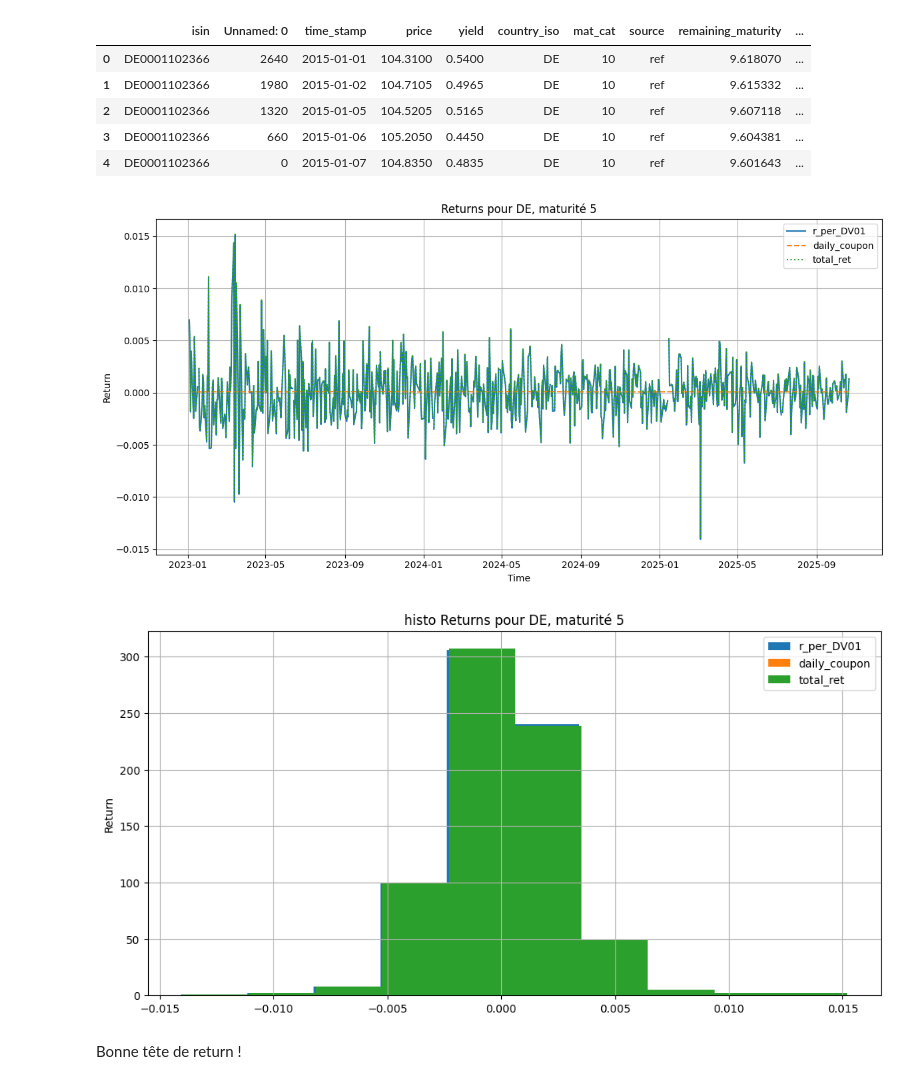
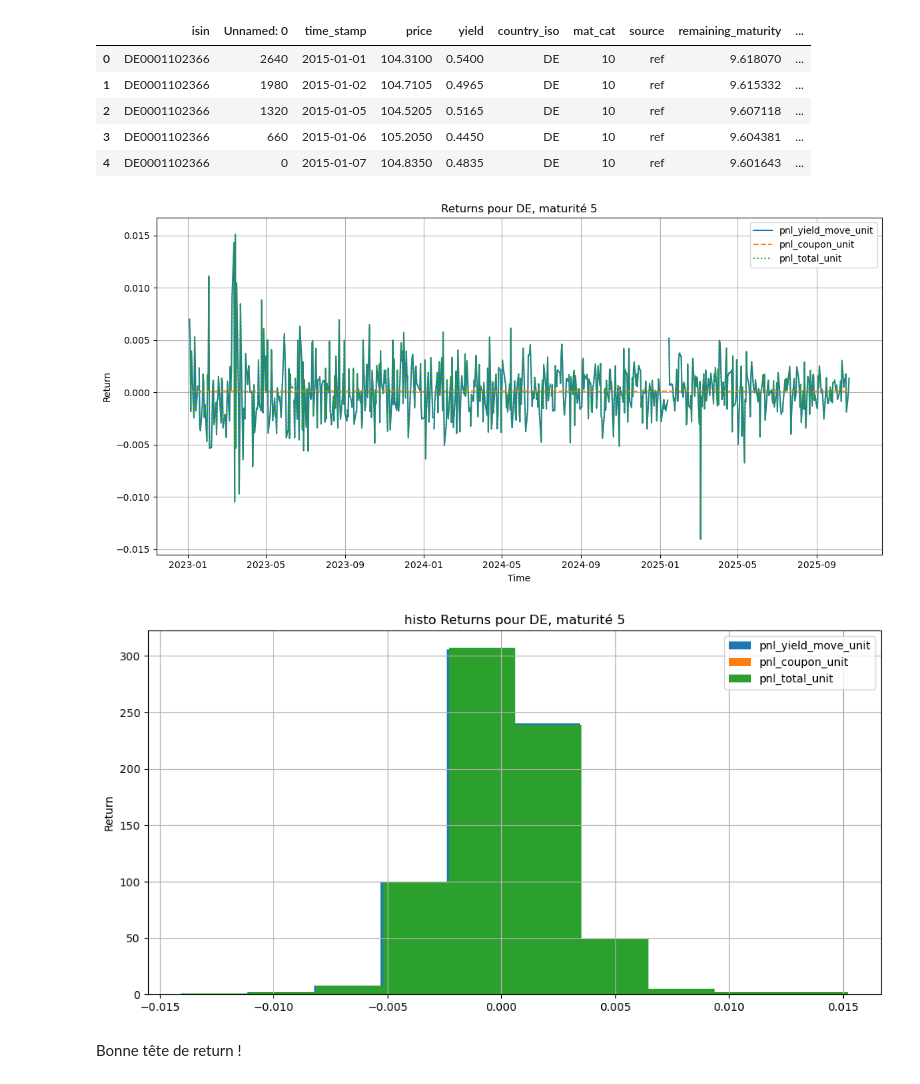
Before and after one commit to pradosth0/Markowitz_based_portfolio_allocation, a Jupyter notebook: pf_bond.ipynb, the cells around one changed output. Cells and saved outputs as stored; diff of their text form; code cells hidden in the pictures.

```diff
--- a/pf_bond.ipynb
+++ b/pf_bond.ipynb
@@ -57,9 +57,9 @@ data["dy_bp"] = data["dy"] * 1e4  # basis points
 # (Futures) We will build a *risk-normalized* return per unit DV01 next.
 # For IR futures, linearized PnL ≈ - DV01 * Δy. Per unit DV01, return ≈ -Δy.
 # This avoids notional/DV01 scaling headaches at optimization time.
-data["r_per_DV01"] = -data["dy_bp"]*data["dv01"]  # per DV01 standardized return (dimensionless)
-data["daily_coupon"] = data['yield'].shift(1)*(1/252)/100 #pour enlever le pourcent
-data["total_ret"] = data["r_per_DV01"] + data["daily_coupon"]
+data["pnl_yield_move_unit"] = -data["dy_bp"]*data["dv01"]
+data["pnl_coupon_unit"] = (data.groupby("isin")["yield"].shift(1) * (1/252) / 100)
+data["pnl_total_unit"] = data["pnl_yield_move_unit"] + data["pnl_coupon_unit"]
 data.head()
 # %% [output]
 |  | isin | Unnamed: 0 | time_stamp | price | yield | country_iso | mat_cat | source | remaining_maturity | ... |
@@ -78,9 +78,9 @@ import pandas as pd
 # -----------------------------
 country = "DE"                # Pays à filtrer
 maturity = "5"                # Maturité à filtrer (valeur de mat_cat)
-return_col1 = "r_per_DV01"   # Colonne de return DV01
-return_col2 = "daily_coupon" # Colonne de coupon quotidien
-return_col3 = "total_ret"    # Colonne de return total
+return_col1 = "pnl_yield_move_unit"   # Colonne de return DV01
+return_col2 = "pnl_coupon_unit" # Colonne de coupon quotidien
+return_col3 = "pnl_total_unit"    # Colonne de return total
 
 start_date = "2023-01-01"    # Date de début du plot
 end_date = "2025-12-31"      # Date de fin du plot
@@ -93,35 +93,35 @@ df_plot = data.loc[
     (data["mat_cat"] == maturity) &
     (data["time_stamp"] >= pd.to_datetime(start_date)) &
     (data["time_stamp"] <= pd.to_datetime(end_date))
 ]
 
 # -----------------------------
 # Plot avec matplotlib
 # -----------------------------
 plt.figure(figsize=(12,6))
 plt.plot(df_plot["time_stamp"], df_plot[return_col1], label=return_col1, linestyle="-")
 plt.plot(df_plot["time_stamp"], df_plot[return_col2], label=return_col2, linestyle="--")
 plt.plot(df_plot["time_stamp"], df_plot[return_col3], label=return_col3, linestyle=":")
 plt.title(f"Returns pour {country}, maturité {maturity}")
 plt.xlabel("Time")
 plt.ylabel("Return")
 plt.legend()
 plt.grid(True)
 plt.tight_layout()
 plt.show()
 
 plt.figure(figsize=(12,6))
 plt.hist(df_plot[return_col1], label=return_col1)
 plt.hist(df_plot[return_col2], label=return_col2)
 plt.hist(df_plot[return_col3], label=return_col3)
 plt.title(f"histo Returns pour {country}, maturité {maturity}")
 plt.ylabel("Return")
 plt.legend()
 plt.grid(True)
 plt.show()
 # %% [output]
-[figure, old version]
+[figure, new version]
-[figure, old version]
+[figure, new version]
 # %% [markdown]
 Bonne tête de return !
 # %% [markdown]
```
Also changed, not shown: parts of 6 cells of this notebook.
